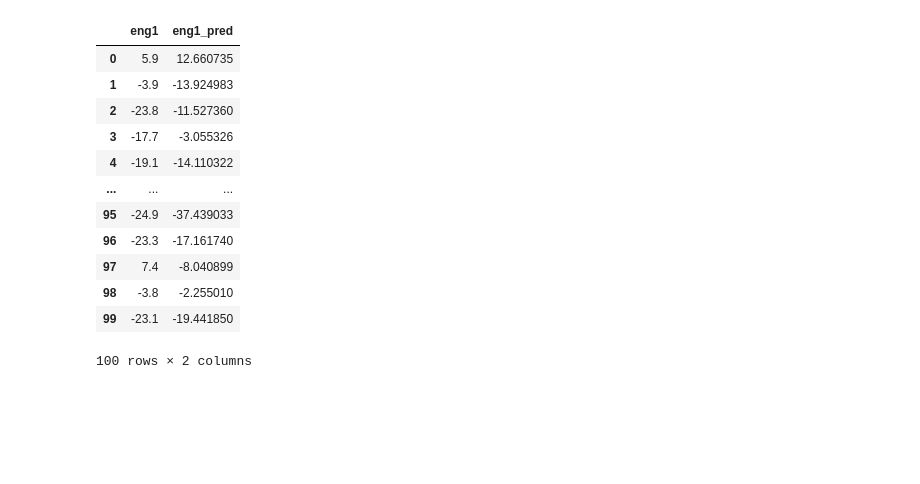
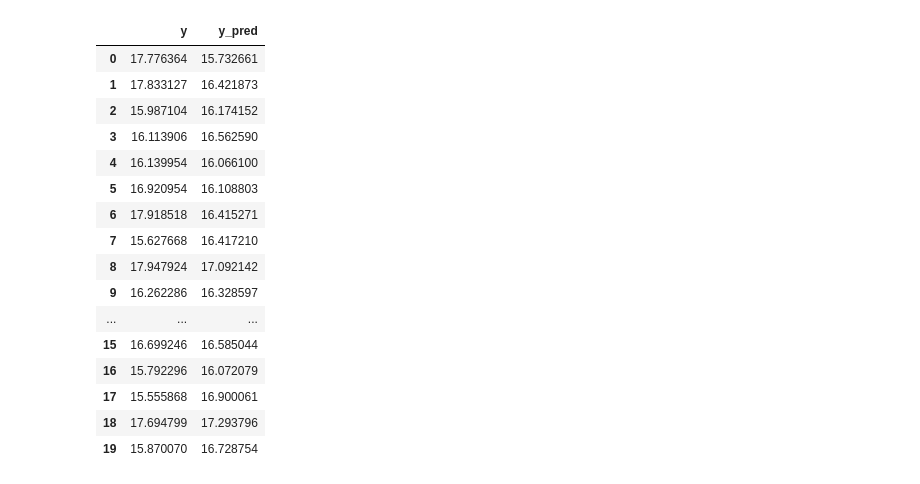
Before and after one commit to krawczyk071/predictor, a Jupyter notebook: play_styles/reg_width.ipynb, the cells around one changed output. Drawn from its saved outputs; the diff is of its cells as text; code cells hidden in the pictures; blank space fills up the shorter version.

```diff
--- a/play_styles/reg_width.ipynb
+++ b/play_styles/reg_width.ipynb
@@ -118,3 +150,0 @@ df=teams[subset]
-# %%
-# ENGnew
-df['xappa']=df['xa']-df['xg']
@@ -131,0 +151,6 @@ dfsel=dfsel.reset_index(drop=True)
+# %%
+# ENGnew
+df['sw_p']=df['sw']/df['poss']
+df['crs_p']=df['crs']/df['poss']
+df['att_p']=df['att']/df['poss']
+df['opp_ti_p']=df['opp_ti']/(1-df['poss'])
@@ -132,6 +178,15 @@ dfsel=dfsel.reset_index(drop=True)
+# %%
+possible=['sw','crs','att','opp_ti','ti','ck','xa','y']
+possible2=['crs','opp_ti','ti','total att','short att','y']
+possible3=['sw','crs','att','opp_ti','ti','ck','xa','y','total att','short att','medium att','long att','crspa']
+possible4=['sw_p','crs_p','att_p','opp_ti_p','y']
+
+dfsel=df[possible4]
+dfsel=dfsel.reset_index(drop=True)
+# dfsel=dfsel.iloc[2:]
 # %%
 # X,y,cols,labels_y =reg_prep(dfsel,['xg'])
-X,y,cols,labels_y,scaler_x,scaler_y =reg_prep_scaled(dfsel,['eng1'])
+X,y,cols,labels_y,scaler_x,scaler_y =reg_prep_scaled(dfsel,['y'])
 
 X_train, X_test, y_train, y_test,= reg_prep_split(X,y)
 # %%
@@ -214,26 +271,30 @@ importants(cols,reg.coef_[0])
 # %%
 # xx=teams[possible1].values
 ybase=list(labels_y)[0]
 xx=X
 # teams[ybase+'_pred']=reg.predict(xx)
 # teams[ybase+'_calc']=-0.042576*teams['def 3rd']+0.255668*teams['mid 3rd']+0.573079*teams['att 3rd']
-teams[ybase+'_pred']=scaler_y.inverse_transform(reg.predict(xx))
-data = teams[[ybase,ybase+'_pred']].reset_index(drop=1)
+dfsel[ybase+'_pred']=scaler_y.inverse_transform(reg.predict(xx))
+data = dfsel[[ybase,ybase+'_pred']].reset_index(drop=1)
 data
 # %% [output]
-|  | eng1 | eng1_pred |
-| 0 | 5.9 | 12.660735 |
-| 1 | -3.9 | -13.924983 |
-| 2 | -23.8 | -11.527360 |
-| 3 | -17.7 | -3.055326 |
-| 4 | -19.1 | -14.110322 |
+|  | y | y_pred |
+| 0 | 17.776364 | 15.732661 |
+| 1 | 17.833127 | 16.421873 |
+| 2 | 15.987104 | 16.174152 |
+| 3 | 16.113906 | 16.562590 |
+| 4 | 16.139954 | 16.066100 |
+| 5 | 16.920954 | 16.108803 |
+| 6 | 17.918518 | 16.415271 |
+| 7 | 15.627668 | 16.417210 |
+| 8 | 17.947924 | 17.092142 |
+| 9 | 16.262286 | 16.328597 |
 | ... | ... | ... |
-| 95 | -24.9 | -37.439033 |
-| 96 | -23.3 | -17.161740 |
-| 97 | 7.4 | -8.040899 |
-| 98 | -3.8 | -2.255010 |
-| 99 | -23.1 | -19.441850 |
+| 15 | 16.699246 | 16.585044 |
+| 16 | 15.792296 | 16.072079 |
+| 17 | 15.555868 | 16.900061 |
+| 18 | 17.694799 | 17.293796 |
+| 19 | 15.870070 | 16.728754 |
-100 rows × 2 columns
 # %%
 fig = plt.subplots(figsize=(20, 8))
 sns.lineplot(data=data,estimator=None)
```
Also changed, not shown: parts of 13 cells of this notebook, 9 other files.
